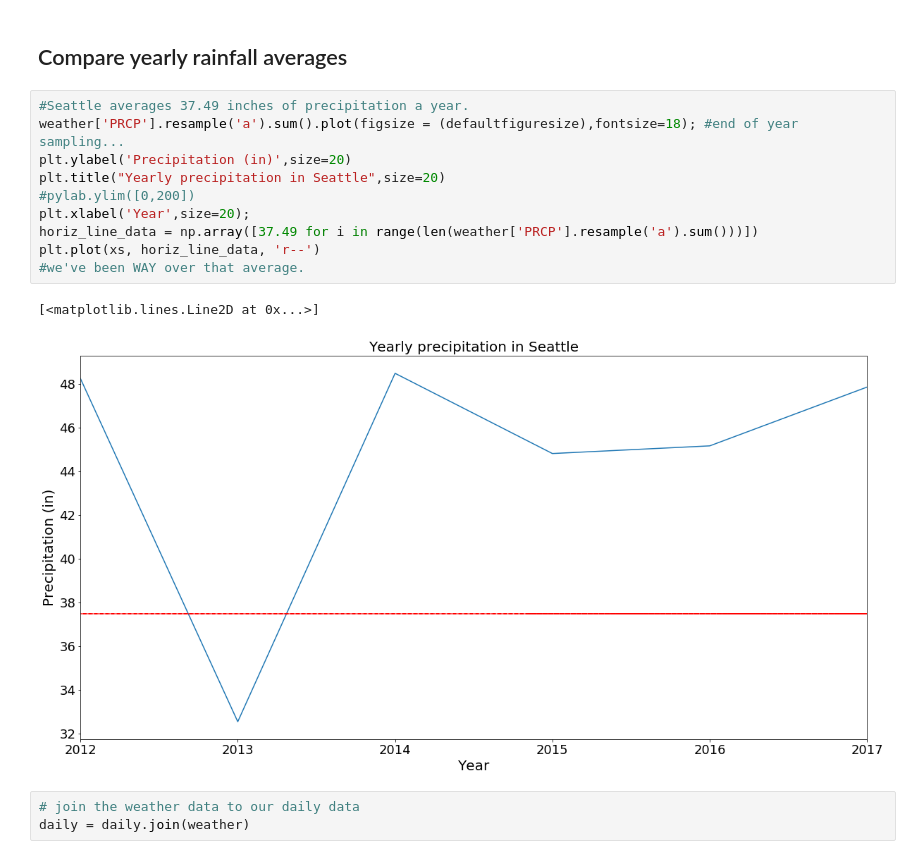
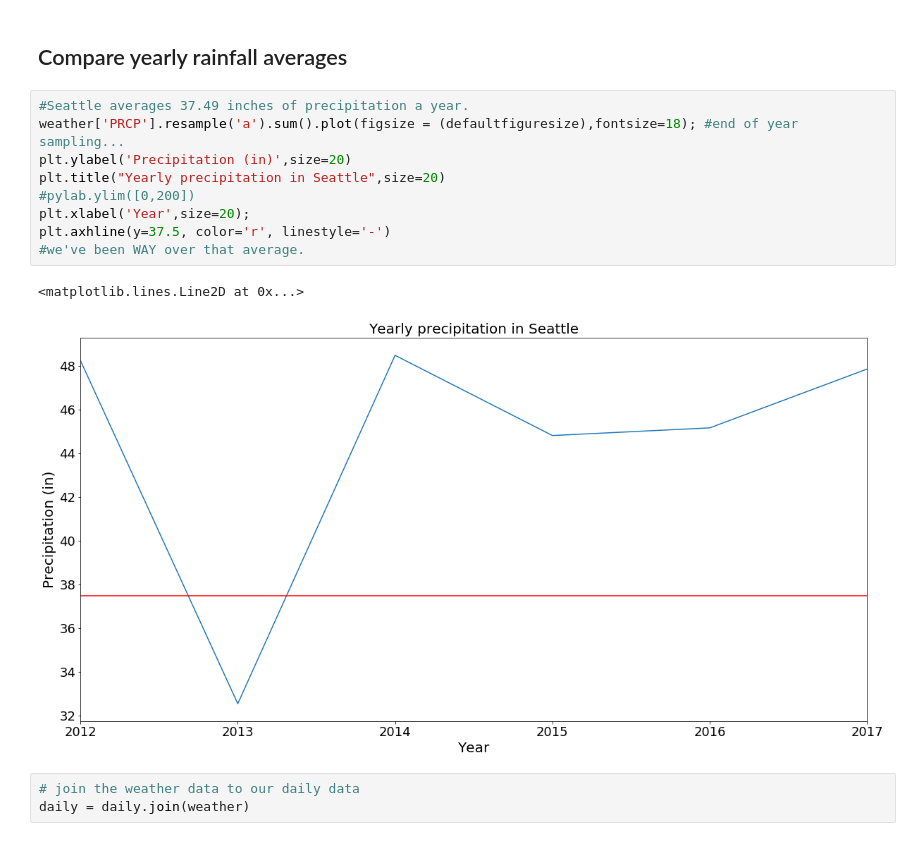
Before and after one commit to mrogove/SeattleBikes2, a Jupyter notebook: seattleAnalyses.ipynb, the cells around one changed output. Cells and saved outputs as stored; diff of their text form.

```diff
--- a/seattleAnalyses.ipynb
+++ b/seattleAnalyses.ipynb
@@ -173,16 +173,15 @@ plt.xlabel('Year',size=20);
 # %%
 #Seattle averages 37.49 inches of precipitation a year.
 weather['PRCP'].resample('a').sum().plot(figsize = (defaultfiguresize),fontsize=18); #end of year sampling...
 plt.ylabel('Precipitation (in)',size=20)
 plt.title("Yearly precipitation in Seattle",size=20)
 #pylab.ylim([0,200])
 plt.xlabel('Year',size=20);
-horiz_line_data = np.array([37.49 for i in range(len(weather['PRCP'].resample('a').sum()))])
-plt.plot(xs, horiz_line_data, 'r--')
+plt.axhline(y=37.5, color='r', linestyle='-')
 #we've been WAY over that average.
 # %% [output]
-[<matplotlib.lines.Line2D at 0x...>]
+<matplotlib.lines.Line2D at 0x...>
-[figure, old version]
+[figure, new version]
 # %%
 # join the weather data to our daily data
 daily = daily.join(weather)
```
Also changed, not shown: parts of 4 cells of this notebook, 2 other files.
